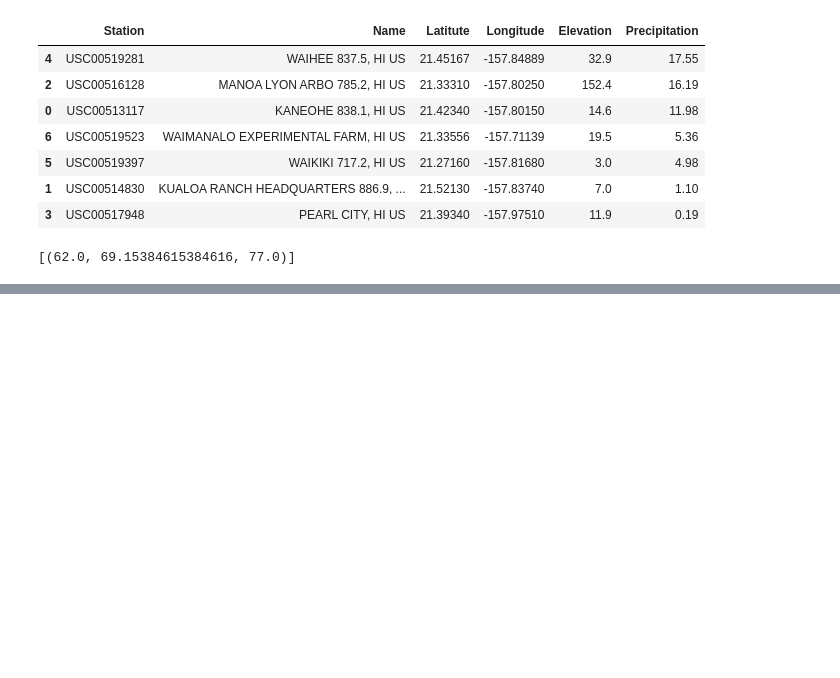
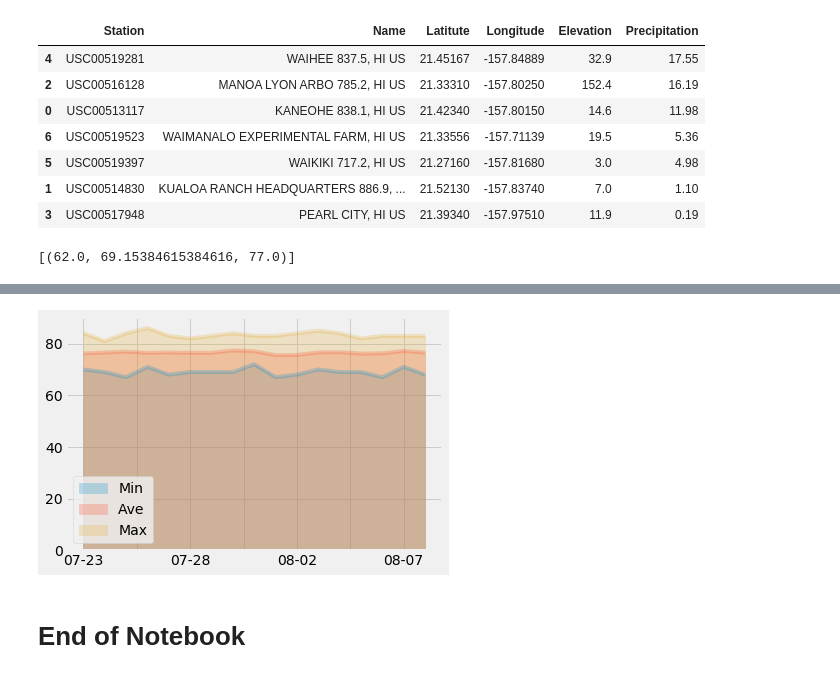
Before and after one commit to annmcnamara/sqlalchemy-challenge, a Jupyter notebook: climate_starter.ipynb, the cells around one changed output, grey strips where cells are left out. Saved outputs shown, nothing was run; the diff lists cells and outputs as text; code cells hidden in the pictures; blank space fills up the shorter version.

Commit message:
updating jupyter notebook

```diff
--- a/climate_starter.ipynb
+++ b/climate_starter.ipynb
@@ -427,11 +412,27 @@ daily_normals("01-01")
 # push each tuple of calculations into a list called `normals`
 
 # Set the start and end date of the trip
+trip_start_date = pd.to_datetime('2017-07-23')
+trip_end_date   = pd.to_datetime('2017-08-08')
 
 # Use the start and end date to create a range of dates
+range_of_dates = pd.date_range(start=trip_start_date, end=trip_end_date)
+#range_of_dates
 
-# Stip off the year and save a list of %m-%d strings
+
+# Strip off the year and save a list of %m-%d strings
+dates_list = []
+for r in range_of_dates:
+    #print(r.strftime("%m-%d"))
+    dates_list.append(r.strftime("%m-%d"))
 
 # Loop through the list of %m-%d strings and calculate the normals for each date
+normals = []
+for day in dates_list:
+    dn = daily_normals(day)
+    normals.append([dn[0][0],dn[0][1], dn[0][2]])
 # %%
 # Load the previous query results into a Pandas DataFrame and add the `trip_dates` range as the `date` index
+trip_dates = pd.DataFrame(normals, columns = ['Min', 'Ave', 'Max'], index = dates_list)
+trip_dates
+#pd.DataFrame({'email':sf.index, 'list':sf.values}
@@ -438,2 +458,5 @@ daily_normals("01-01")
 # %%
 # Plot the daily normals as an area plot with `stacked=False`
+ax = trip_dates.plot.area(stacked=False, alpha=0.25)
+# %% [output]
+[figure, added]
@@ -442,0 +463,2 @@ daily_normals("01-01")
+# %% [markdown]
+# End of Notebook
```
Also changed, not shown: parts of 6 cells of this notebook.
